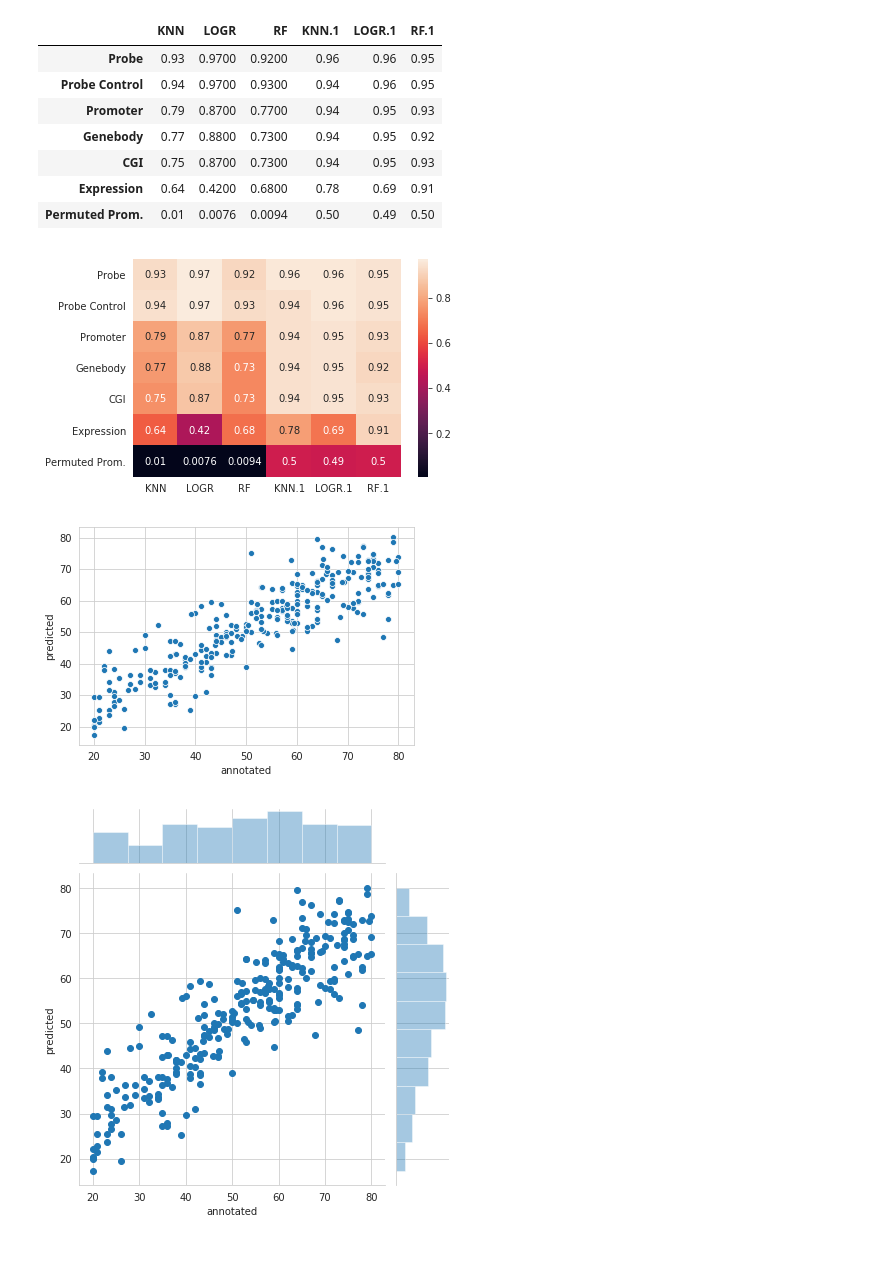
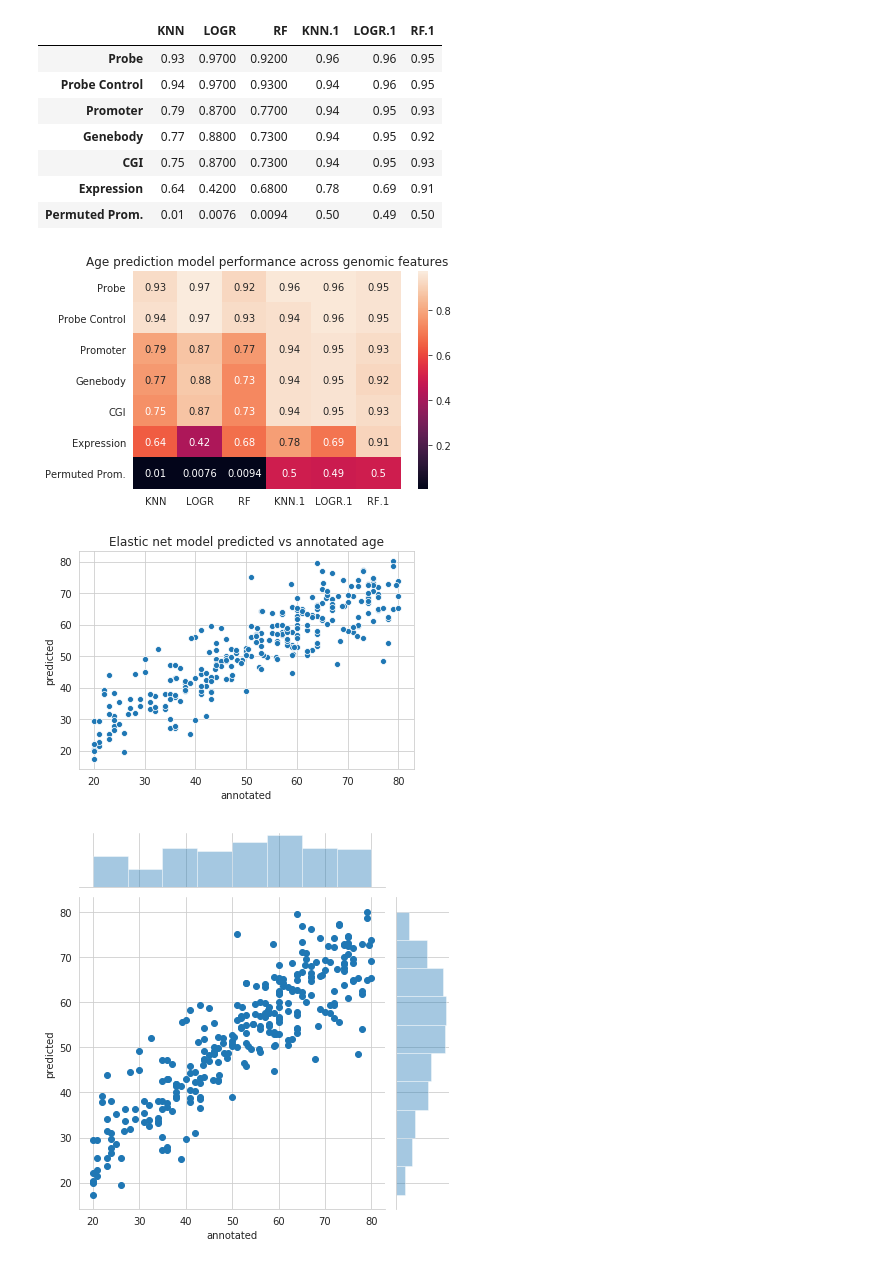
Before and after one commit to xroopnar/SPUG2019, a Jupyter notebook: Examples.ipynb, the cells around one changed output. Cells and saved outputs as stored; diff of their text form; code cells hidden in the pictures.

```diff
--- a/Examples.ipynb
+++ b/Examples.ipynb
@@ -149,9 +162,10 @@ fscores
 | Permuted Prom. | 0.01 | 0.0076 | 0.0094 | 0.50 | 0.49 | 0.50 |
 # %%
 sns.heatmap(fscores,annot=True)
+plt.title("Age prediction model performance across genomic features")
 plt.show()
 # %% [output]
-[figure, old version]
+[figure, new version]
 # %%
 ## scatterplot with dist, r2 of predictions
 # %%
@@ -159,9 +173,10 @@ plt.show()
 # %%
 #scatterplot
 sns.scatterplot(x="annotated",y="predicted",data=age)
+plt.title("Elastic net model predicted vs annotated age")
 plt.show()
 # %% [output]
-[figure, old version]
+[figure, new version]
 # %%
 sns.jointplot(x="annotated",y="predicted",data=age)
 plt.show()
```
Also changed, not shown: parts of 8 cells of this notebook.
